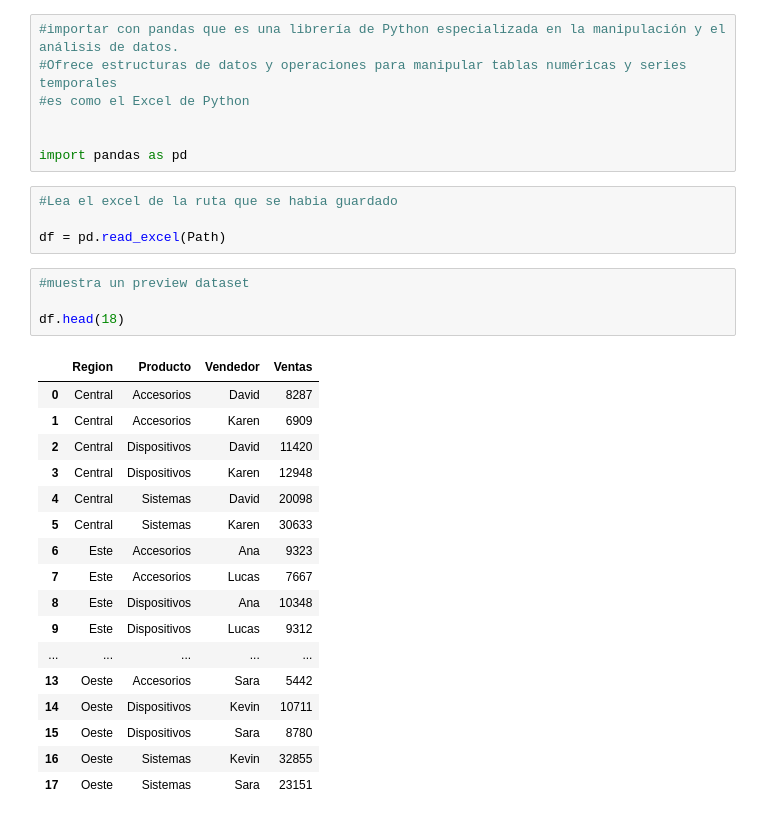
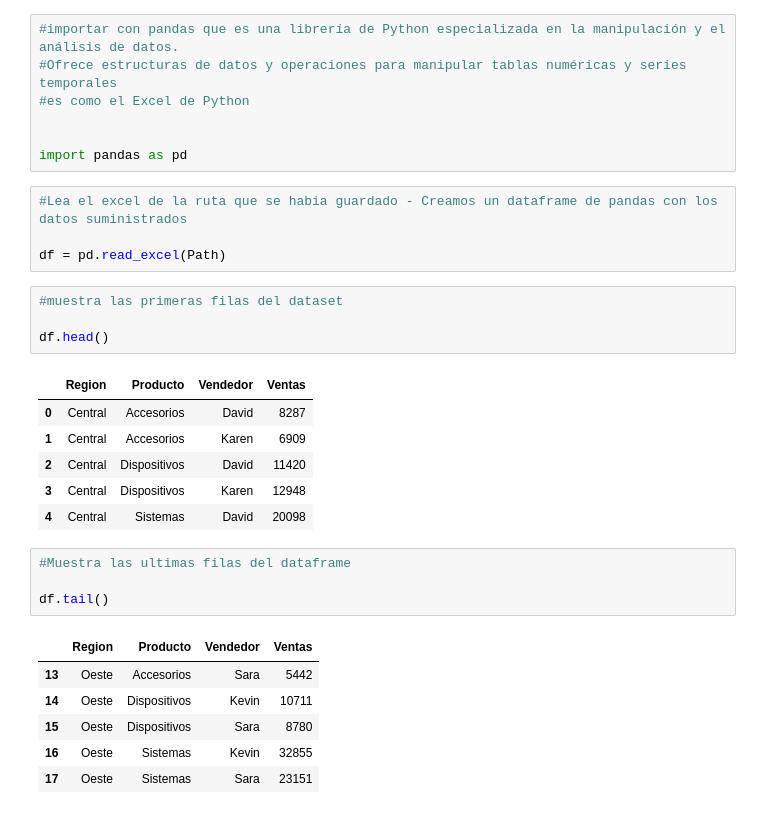
Before and after one commit to JessicaS94/TalentoTech-, a Jupyter notebook: Practica_1.ipynb, the cells around one changed output. Cells and saved outputs as stored; diff of their text form.

```diff
--- a/Practica_1.ipynb
+++ b/Practica_1.ipynb
@@ -43,28 +43,28 @@ Path = '/content/drive/My Drive/Colab Notebooks/DATOS/Ventas.xlsx'
 
 import pandas as pd
 # %%
-#Lea el excel de la ruta que se habia guardado
+#Lea el excel de la ruta que se habia guardado - Creamos un dataframe de pandas con los datos suministrados
 
 df = pd.read_excel(Path)
 # %%
-#muestra un preview dataset
+#muestra las primeras filas del dataset
 
-df.head(18)
+df.head()
 # %% [output]
 |  | Region | Producto | Vendedor | Ventas |
 | 0 | Central | Accesorios | David | 8287 |
 | 1 | Central | Accesorios | Karen | 6909 |
 | 2 | Central | Dispositivos | David | 11420 |
 | 3 | Central | Dispositivos | Karen | 12948 |
 | 4 | Central | Sistemas | David | 20098 |
-| 5 | Central | Sistemas | Karen | 30633 |
-| 6 | Este | Accesorios | Ana | 9323 |
-| 7 | Este | Accesorios | Lucas | 7667 |
-| 8 | Este | Dispositivos | Ana | 10348 |
-| 9 | Este | Dispositivos | Lucas | 9312 |
-| ... | ... | ... | ... | ... |
-| 13 | Oeste | Accesorios | Sara | 5442 |
-| 14 | Oeste | Dispositivos | Kevin | 10711 |
-| 15 | Oeste | Dispositivos | Sara | 8780 |
-| 16 | Oeste | Sistemas | Kevin | 32855 |
-| 17 | Oeste | Sistemas | Sara | 23151 |
+# %%
+#Muestra las ultimas filas del dataframe
+
+df.tail()
+# %% [output]
+|  | Region | Producto | Vendedor | Ventas |
+| 13 | Oeste | Accesorios | Sara | 5442 |
+| 14 | Oeste | Dispositivos | Kevin | 10711 |
+| 15 | Oeste | Dispositivos | Sara | 8780 |
+| 16 | Oeste | Sistemas | Kevin | 32855 |
+| 17 | Oeste | Sistemas | Sara | 23151 |
```
Also changed, not shown: parts of 18 cells of this notebook.
